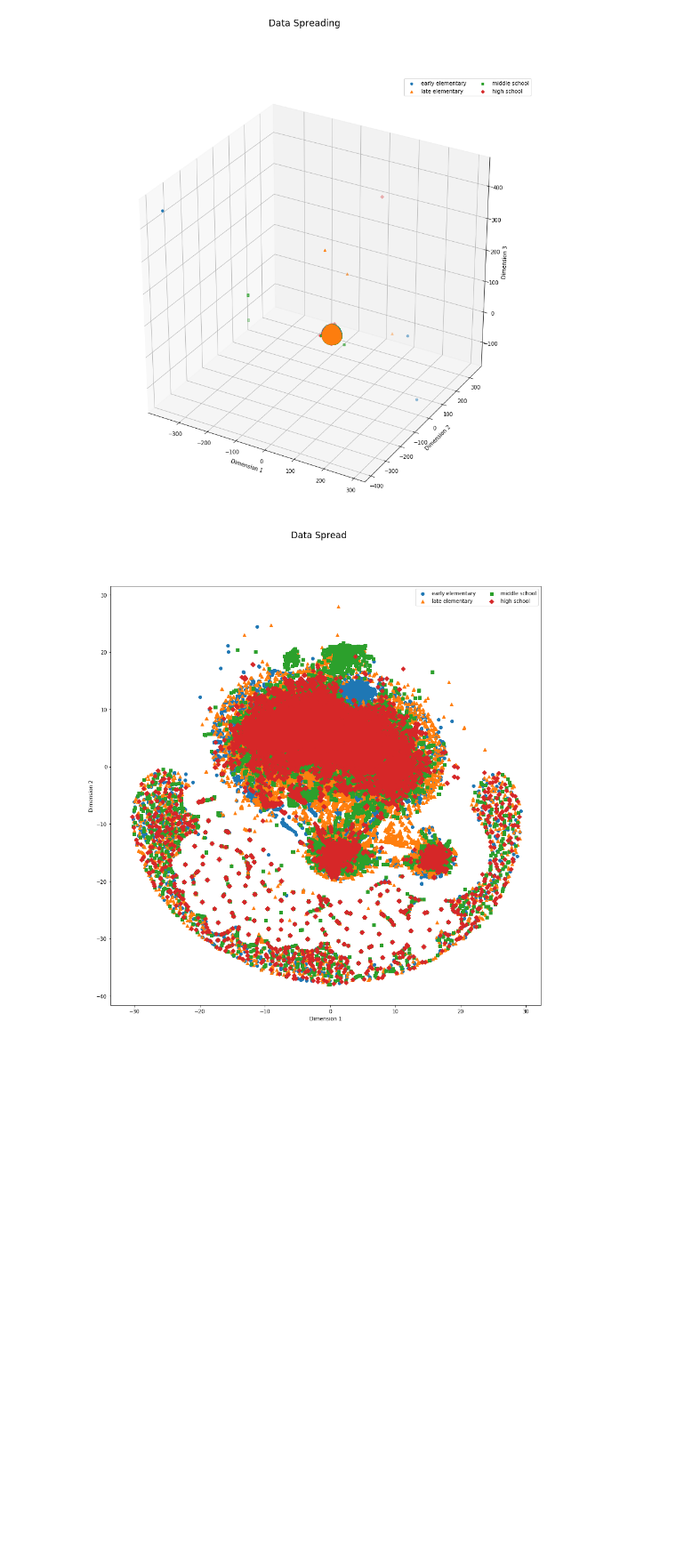
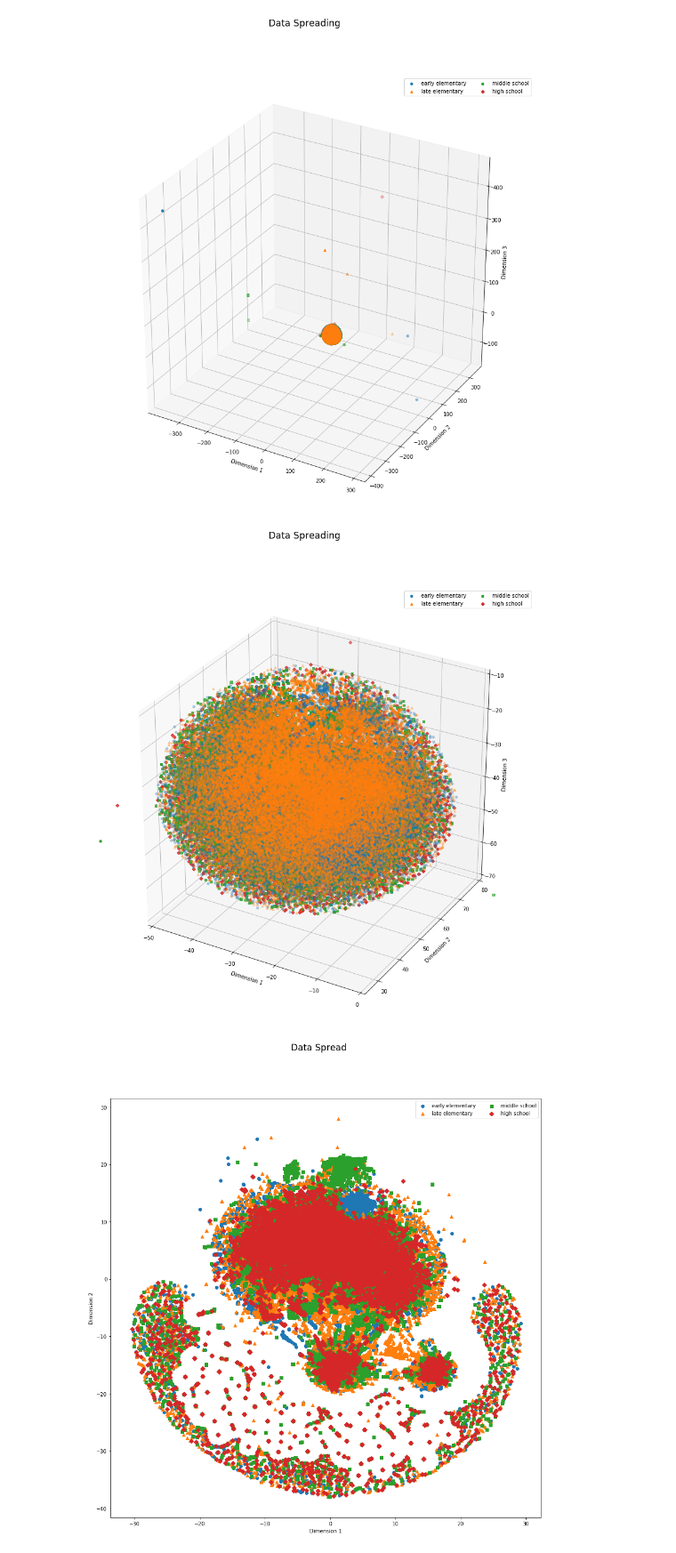
Before and after one commit to eannefawcett/lexile-determination-v2, a Jupyter notebook: notebooks/Lexile Determination.ipynb, the cells around one changed output. Shown at 89% size. Drawn from its saved outputs; the diff is of its cells as text; code cells hidden in the pictures; blank space fills up the shorter version.

```diff
--- a/Lexile Determination.ipynb
+++ b/notebooks/Lexile Determination.ipynb
@@ -1685,6 +1685,23 @@ ax.legend(fancybox=True, ncol=2)
 fig.suptitle('Data Spreading', size='xx-large');
 # %% [output]
 [figure]
+# %%
+fig = plt.figure(figsize=(15, 15))
+ax = fig.add_subplot(111, projection='3d')
+ax.scatter(vectorized_values[vectorized_values['Lexiles']=='(0, 650]']['1'], vectorized_values[vectorized_values['Lexiles']=='(0, 650]']['2'], vectorized_values[vectorized_values['Lexiles']=='(0, 650]']['3'], marker="o", label="early elementary")
+ax.scatter(vectorized_values[vectorized_values['Lexiles']=='(650, 1050]']['1'], vectorized_values[vectorized_values['Lexiles']=='(650, 1050]']['2'], vectorized_values[vectorized_values['Lexiles']=='(650, 1050]']['3'], marker="^", label="late elementary")
+ax.scatter(vectorized_values[vectorized_values['Lexiles']=='(1050, 1200]']['1'], vectorized_values[vectorized_values['Lexiles']=='(1050, 1200]']['2'], vectorized_values[vectorized_values['Lexiles']=='(1050, 1200]']['3'], marker="s", label="middle school")
+ax.scatter(vectorized_values[vectorized_values['Lexiles']=='(1200, 1400]']['1'], vectorized_values[vectorized_values['Lexiles']=='(1200, 1400]']['2'], vectorized_values[vectorized_values['Lexiles']=='(1200, 1400]']['3'], marker="D", label="high school")
+ax.set_xlabel('Dimension 1')
+ax.set_ylabel('Dimension 2')
+ax.set_zlabel('Dimension 3')
+ax.set_xlim(left=-50, right=0)
+ax.set_ylim(top=80, bottom=25)
+ax.set_zlim(top=-10, bottom=-70)
+ax.legend(fancybox=True, ncol=2)
+fig.suptitle('Data Spreading', size='xx-large');
+# %% [output]
+[figure, added]
 # %%
 file = open('2d_vectors.pickle', 'rb')
 transformed_data_2d = pickle.load(file)
```
Also changed, not shown: parts of 1 cell of this notebook, 31 other files.
